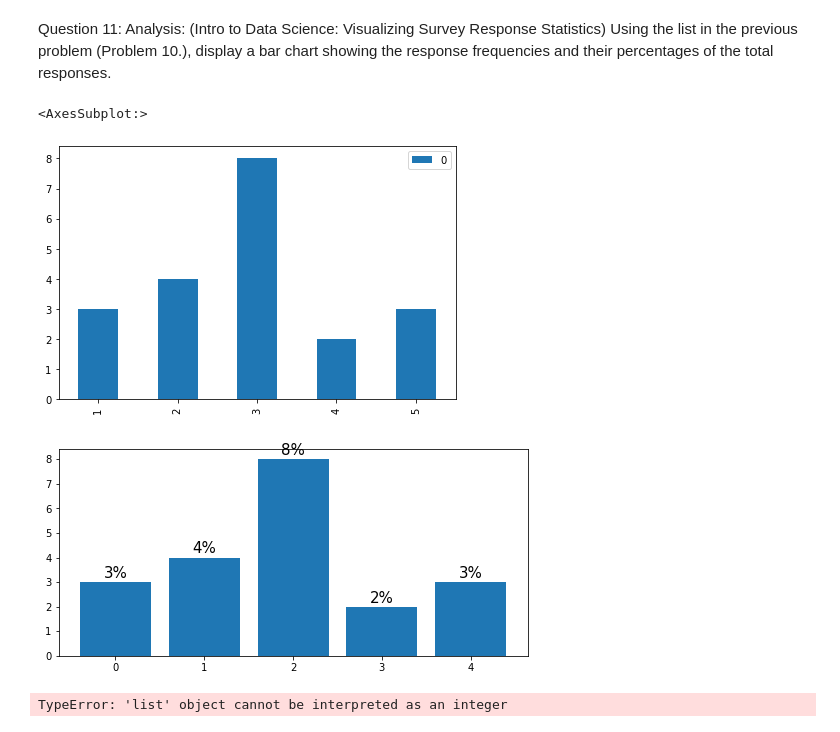
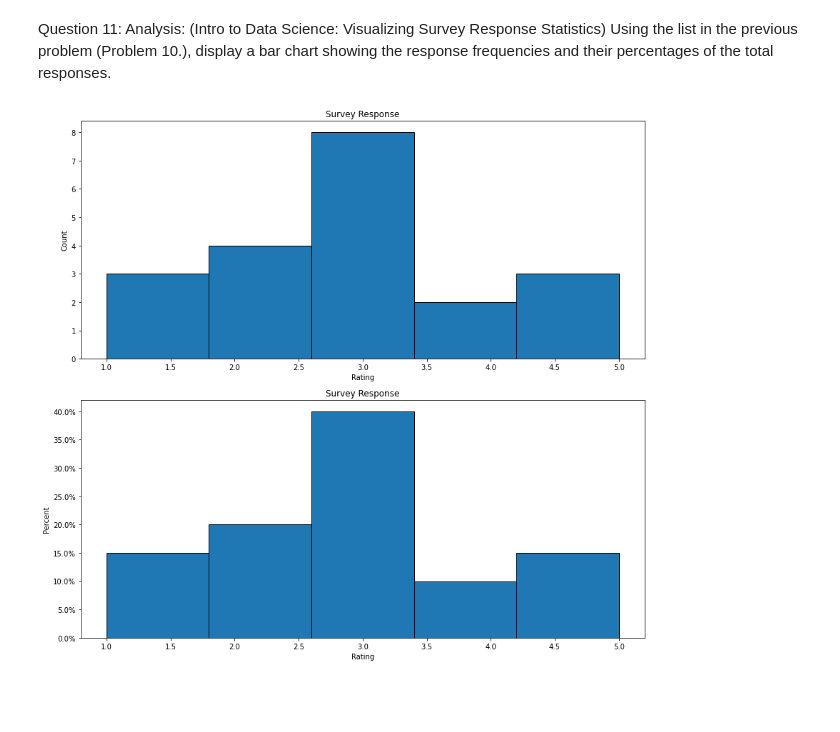
Before and after one commit to kamikahughes/ANA500_2022, a Jupyter notebook: Kamika Hughes Midterm.ipynb, the cells around one changed output. Drawn from its saved outputs; the diff is of its cells as text; code cells hidden in the pictures; blank space fills up the shorter version.

```diff
--- a/Kamika Hughes Midterm.ipynb
+++ b/Kamika Hughes Midterm.ipynb
@@ -212,36 +213,14 @@ import matplotlib.pyplot as plt
-# %%
-import pandas as pd
-count = Counter(my_list)
-df = pandas.DataFrame.from_dict(count, orient='index')
-df.plot(kind='bar')
-# %% [output]
-<AxesSubplot:>
-[figure, removed]
-# %%
-import numpy as np
-from matplotlib import pyplot as plt
-
-plt.rcParams["figure.figsize"] = [7.00, 3.50]
-plt.rcParams["figure.autolayout"] = True
-
-frequencies = [3, 4, 8, 2, 3]
-
-plt.figure()
-
-p1 = plt.bar(np.arange(len(frequencies)), frequencies)
-
-for rect1 in p1:
-    height = rect1.get_height()
-    plt.annotate( "{}%".format(height),(rect1.get_x() + rect1.get_width()/2, height+.05),ha="center",va="bottom",fontsize=15)
-
-plt.show()
-# %% [output]
-[figure, removed]
-# %%
-percentage = []
-for i in range(my_list):
-    pct = (my_list.Runs[i] / total_runs) * 100
-    percentage.append(round(pct,2))
-my_list['Percentage'] = percentage
-# %% [output]
-TypeError: 'list' object cannot be interpreted as an integer
+# %%
+fig, ax = plt.subplots(2,figsize=(12, 11))
+ax[0].hist(my_list, bins=5, edgecolor='black')
+ax[0].set_title('Survey Response')
+ax[0].set_xlabel('Rating')
+ax[0].set_ylabel('Count')
+
+ax[1].hist(my_list, bins=5, edgecolor='black')
+ax[1].set_title('Survey Response')
+ax[1].set_xlabel('Rating')
+ax[1].set_ylabel('Percent')
+ax[1].yaxis.set_major_formatter(PercentFormatter(xmax=20))
+# %% [output]
+[figure, added]
```
Also changed, not shown: parts of 2 cells of this notebook.
